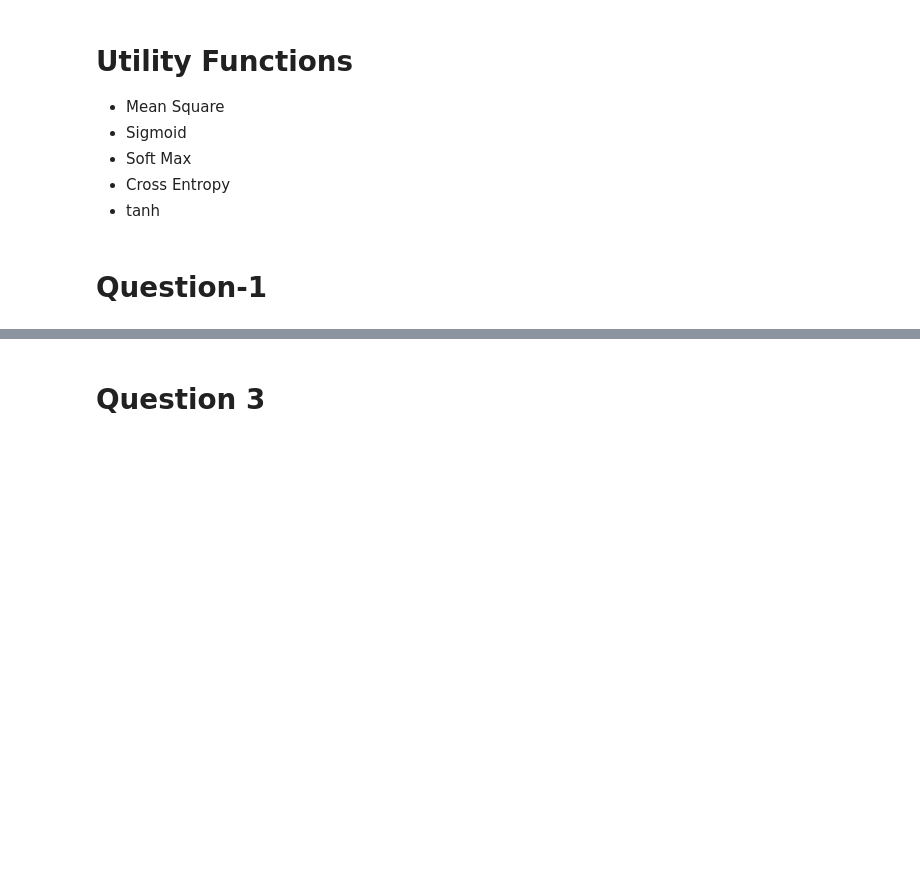
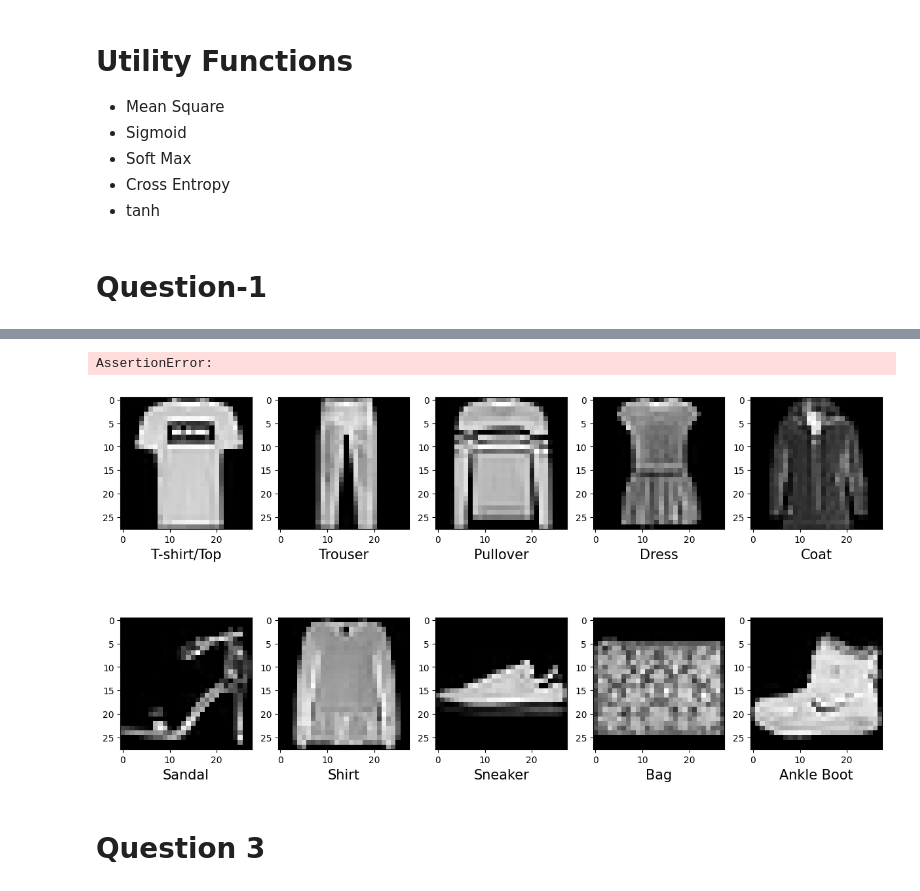
Before and after one commit to akaushal10/dl-assigment-1, a Jupyter notebook: deep_learning_ass_1.ipynb, the cells around one changed output, grey strips where cells are left out. Cells and saved outputs as stored; diff of their text form; code cells hidden in the pictures; blank space fills up the shorter version.

```diff
--- a/deep_learning_ass_1.ipynb
+++ b/deep_learning_ass_1.ipynb
@@ -123,0 +102,45 @@ ValueError: setting an array element with a sequence. The requested array has an
+# %%
+(X_train,y_train), (X_test,y_test) = fashion_mnist.load_data()
+X = X_train
+Y = y_train
+countHash = dict()
+total_items = 0
+class_dictionary = {
+    0: "T-shirt/Top",
+    1: "Trouser",
+    2: "Pullover",
+    3: "Dress",
+    4: "Coat",
+    5: "Sandal",
+    6: "Shirt",
+    7: "Sneaker",
+    8: "Bag",
+    9: "Ankle Boot",
+}
+img_classes_fig = plt.figure("The image classes",figsize=(15, 8))
+grid_specification = img_classes_fig.add_gridspec(2, 5)
+Image_list = []
+Image_class_label = []
+
+for num_class in range(10):
+  for j in range(X_train.shape[0]):
+    if y_train[j]==num_class and num_class<5:
+      globals()["ax" + str(num_class + 1)] = img_classes_fig.add_subplot(grid_specification[0, num_class])
+      plt.imshow(X_train[j], cmap="gray",)
+      Image_list.append(X_train[j])
+      plt.xlabel(class_dictionary[num_class], fontsize=15)
+      Image_class_label.append(class_dictionary[num_class])
+      break
+    elif y_train[j]==num_class and num_class>=5:
+      globals()["ax" + str(5 + num_class + 1)] = img_classes_fig.add_subplot(grid_specification[1, num_class-5])
+      plt.imshow(X_train[j], cmap="gray")
+      Image_list.append(X_train[j])
+      plt.xlabel(class_dictionary[num_class], fontsize=15)
+      Image_class_label.append(class_dictionary[num_class])
+      break
+
+wandb.init(project='dl-assigment-1', entity='cs23m007')
+wandb.log({"sample images":[wandb.Image(img,caption = caption) for img,caption in zip(Image_list, Image_class_label)]})
+
+plt.show()
+# %% [output]
@@ -124,2 +155,4 @@ ValueError: setting an array element with a sequence. The requested array has an
+AssertionError:
+[figure, added]
 # %% [markdown]
 # Question 3
```
Also changed, not shown: parts of 17 cells of this notebook.
